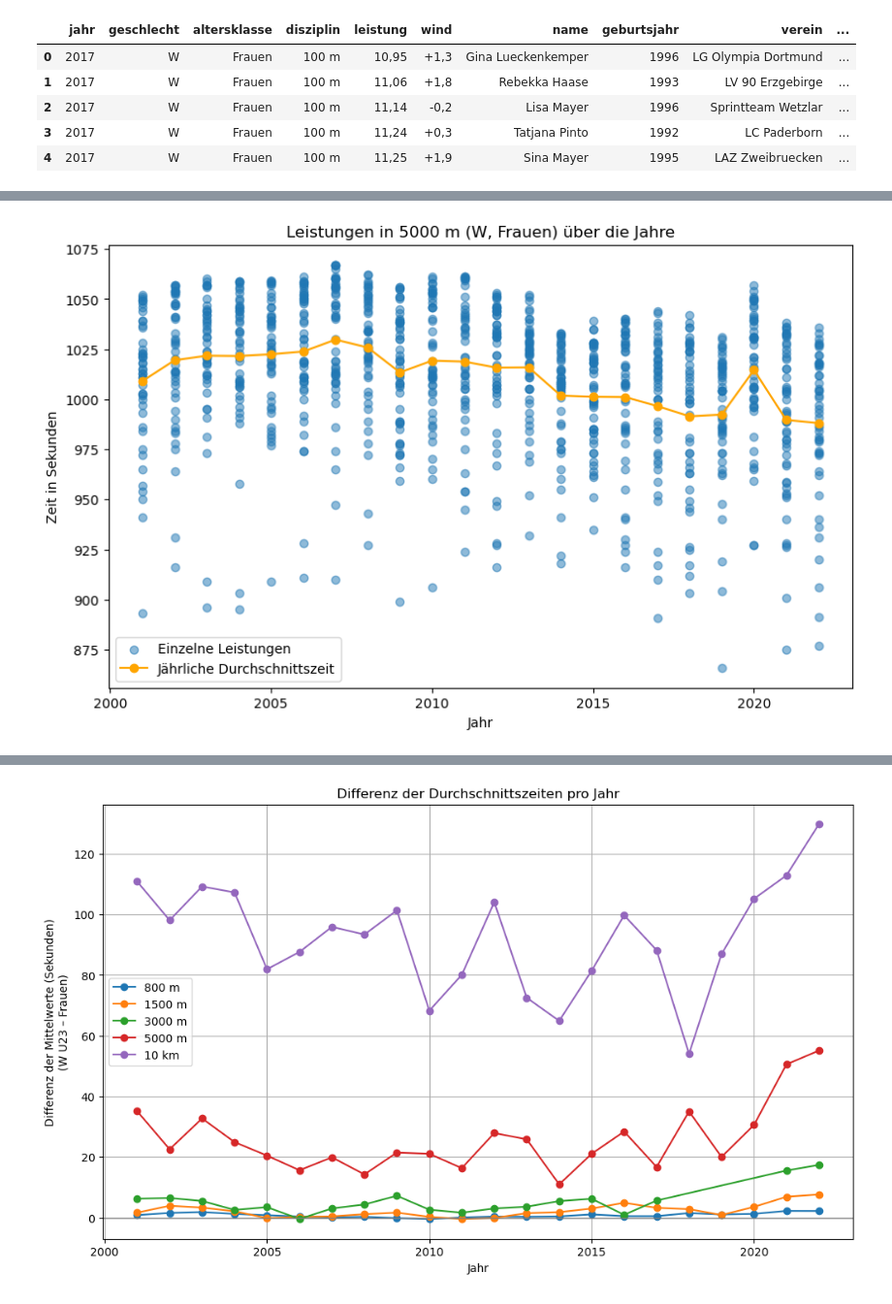
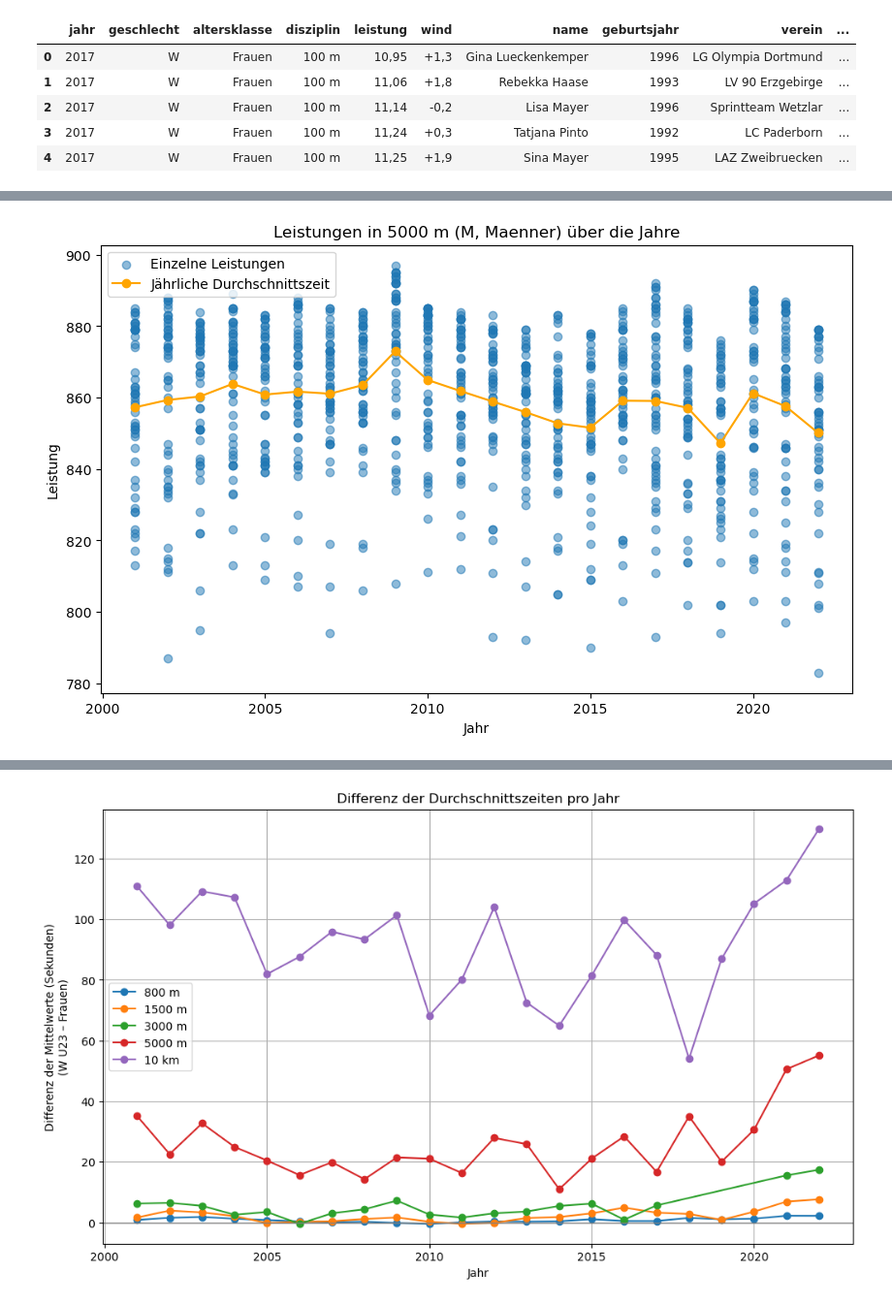
Before and after one commit to maxwernz/Data-Literacy, a Jupyter notebook: analysis_Mattis.ipynb, the cells around one changed output, grey strips where cells are left out. Shown at 97% size. Cells and saved outputs as stored; diff of their text form; code cells hidden in the pictures.

```diff
--- a/analysis_Mattis.ipynb
+++ b/analysis_Mattis.ipynb
@@ -91,8 +93,8 @@ Name: count, dtype: int64
 # Choosing Disziplin / Gender
 
 disziplin = "5000 m"
-gender = "W"
-altersklasse = "Frauen"
+gender = "M"
+altersklasse = "Maenner"
 filtered_data = df[(df["disziplin"] == disziplin) & (df["geschlecht"] == gender) & (df["altersklasse"] == altersklasse)]
 filtered_data.head()
 # %% [output]
@@ -105,6 +107,6 @@ filtered_data.head()
 # %%
 
-# Convert time as MM:SS,MS to seconds, milliseconds float
+# Convert time as MM:SS,MS to seconds, milliseconds float for 800m-10000m
 def time_to_seconds(time_str):
     if isinstance(time_str, str):
         parts = time_str.split(":")
@@ -116,6 +118,16 @@ def time_to_seconds(time_str):
             total_seconds = minutes * 60 + seconds + milliseconds / 1000
             return total_seconds
     return None
+
+# For 80m - 400m
+"""
+# Convert time as SS,XX to milliseconds float
+def time_to_seconds(time_str):
+    if isinstance(time_str, str):
+        return float(time_str.replace(",", "."))
+    return None
+"""
+# Apply to your DataFrame
 filtered_data["leistung"] = filtered_data["leistung"].apply(time_to_seconds)
 
 # Plot all data points with times on y-axis and year on x-axis + Mean line
@@ -147,16 +159,16 @@ filtered_data = filtered_data[(filtered_data["disziplin"] == disziplin) & (filte
 # %%
 # Plot all data points with times on y-axis and year on x-axis + Mean per year line
 mean_per_year = filtered_data.groupby("jahr")["leistung"].mean()
 plt.figure(figsize=(10, 6))
 plt.scatter(filtered_data["jahr"], filtered_data["leistung"], alpha=0.5, label="Einzelne Leistungen")
 plt.plot(mean_per_year.index, mean_per_year.values, color='orange', marker='o', label='Jährliche Durchschnittszeit')
 plt.title(f'Leistungen in {disziplin} ({gender}, {altersklasse}) über die Jahre')
 plt.xlabel('Jahr')
-plt.ylabel('Zeit in Sekunden')
+plt.ylabel('Leistung')
 plt.legend()
 plt.show()
 # %% [output]
-[figure, old version]
+[figure, new version]
 # %%
 # What is the spread per year? -> Using Entropy
 
```
Also changed, not shown: parts of 7 cells of this notebook.
